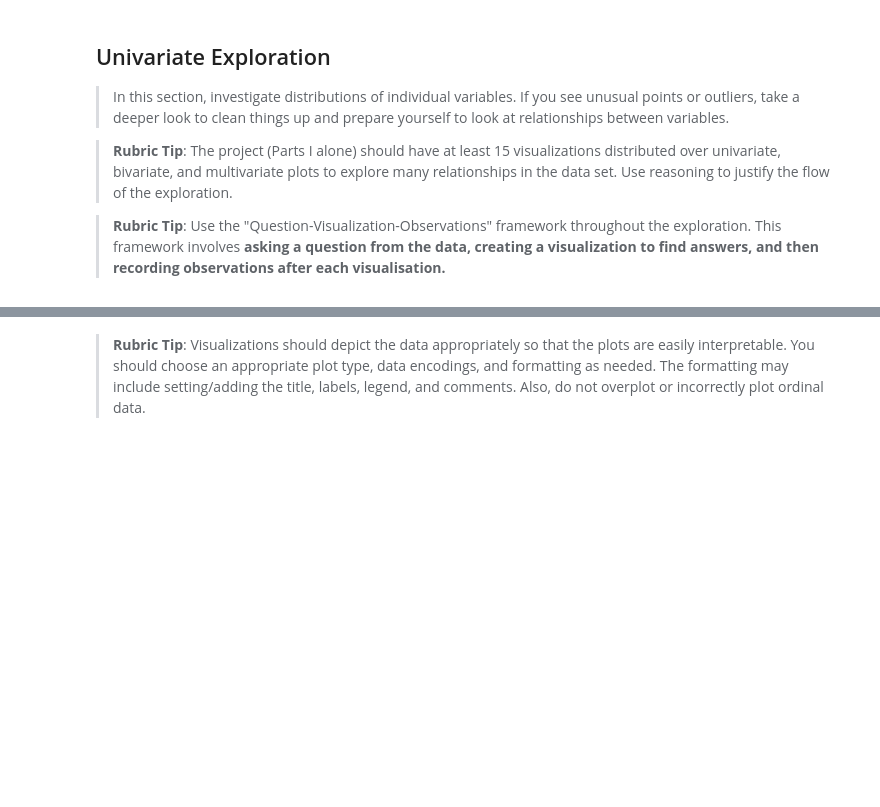
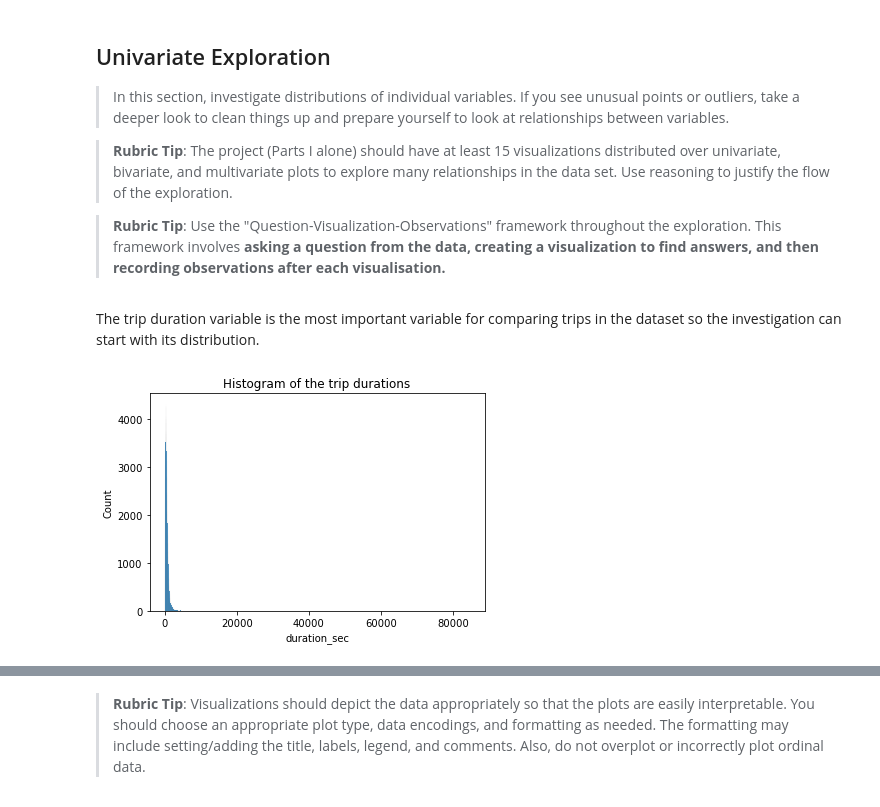
Before and after one commit to LukeConfait/udacity_data_analysis_projects, a Jupyter notebook: project_3/Part_I_exploration_template.ipynb, the cells around one changed output, grey strips where cells are left out. Cells and saved outputs as stored; diff of their text form; code cells hidden in the pictures; blank space fills up the shorter version.

```diff
--- a/project_3/Part_I_exploration_template.ipynb
+++ b/project_3/Part_I_exploration_template.ipynb
@@ -256,3 +287,10 @@ and prepare yourself to look at relationships between variables.
 
 
 >**Rubric Tip**: Use the "Question-Visualization-Observations" framework  throughout the exploration. This framework involves **asking a question from the data, creating a visualization to find answers, and then recording observations after each visualisation.**
+# %% [markdown]
+The trip duration variable is the most important variable for comparing trips in the dataset so the investigation can start with its distribution.
+# %%
+sb.histplot(data=bike_data_analysis, x='duration_sec');
+plt.title('Histogram of the trip durations');
+# %% [output]
+[figure, added]
```
Also changed, not shown: parts of 30 cells of this notebook, 1 other file.
